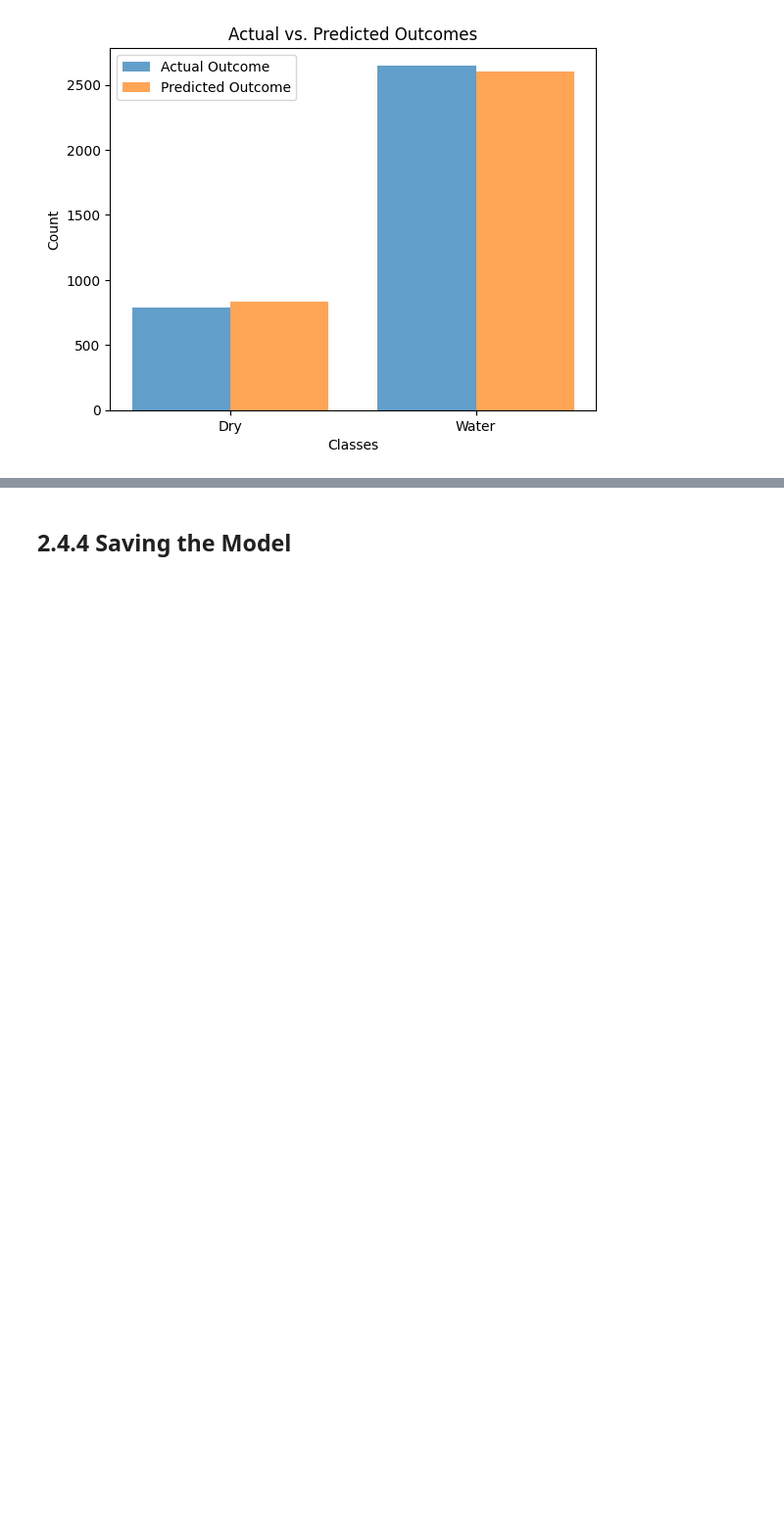
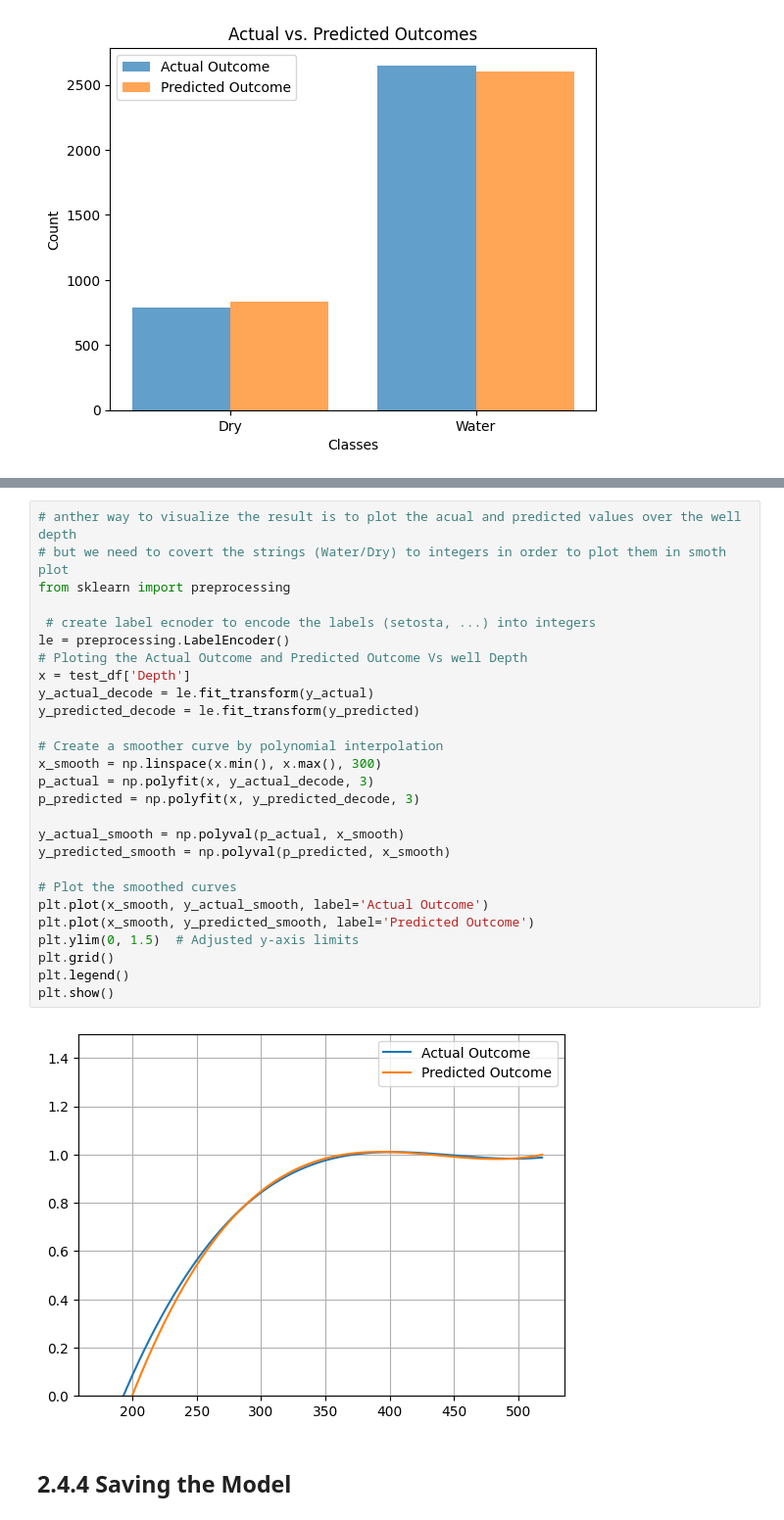
Before and after one commit to Mody2828/CM3111---Full-Time-Big-Data-Analytics, a Jupyter notebook: Dataset loading & Exploration/CM3111_MOHAMED_2118775.ipynb, the cells around one changed output, grey strips where cells are left out. Shown at 98% size. Drawn from its saved outputs; the diff is of its cells as text; blank space fills up the shorter version.

```diff
--- a/Dataset loading & Exploration/CM3111_MOHAMED_2118775.ipynb
+++ b/Dataset loading & Exploration/CM3111_MOHAMED_2118775.ipynb
@@ -882,3 +846,32 @@ Accuracy of the model is 98.63%
+# %%
+# anther way to visualize the result is to plot the acual and predicted values over the well depth
+# but we need to covert the strings (Water/Dry) to integers in order to plot them in smoth plot
+from sklearn import preprocessing
+
+ # create label ecnoder to encode the labels (setosta, ...) into integers
+le = preprocessing.LabelEncoder()
+# Ploting the Actual Outcome and Predicted Outcome Vs well Depth
+x = test_df['Depth']
+y_actual_decode = le.fit_transform(y_actual)
+y_predicted_decode = le.fit_transform(y_predicted)
+
+# Create a smoother curve by polynomial interpolation
+x_smooth = np.linspace(x.min(), x.max(), 300)
+p_actual = np.polyfit(x, y_actual_decode, 3)
+p_predicted = np.polyfit(x, y_predicted_decode, 3)
+
+y_actual_smooth = np.polyval(p_actual, x_smooth)
+y_predicted_smooth = np.polyval(p_predicted, x_smooth)
+
+# Plot the smoothed curves
+plt.plot(x_smooth, y_actual_smooth, label='Actual Outcome')
+plt.plot(x_smooth, y_predicted_smooth, label='Predicted Outcome')
+plt.ylim(0, 1.5)  # Adjusted y-axis limits
+plt.grid()
+plt.legend()
+plt.show()
+# %% [output]
+[figure, added]
 # %% [markdown]
 ## 2.4.4 Saving the Model
 # %%
```
Also changed, not shown: parts of 5 cells of this notebook.
